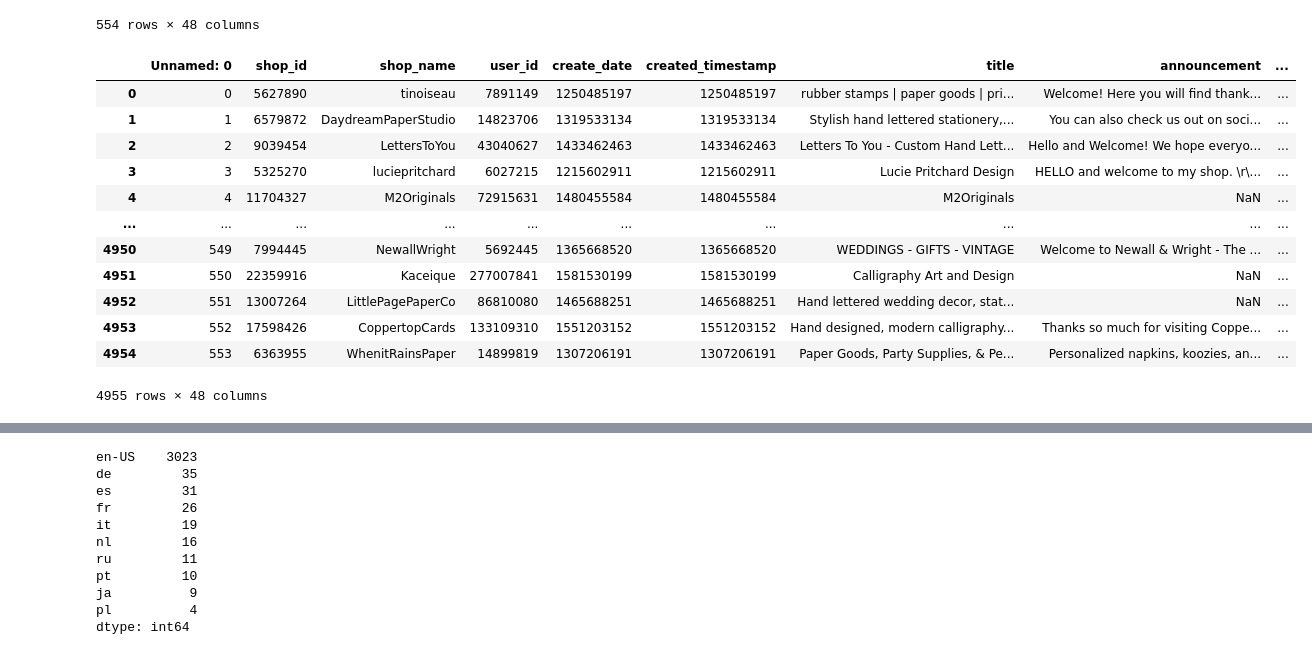
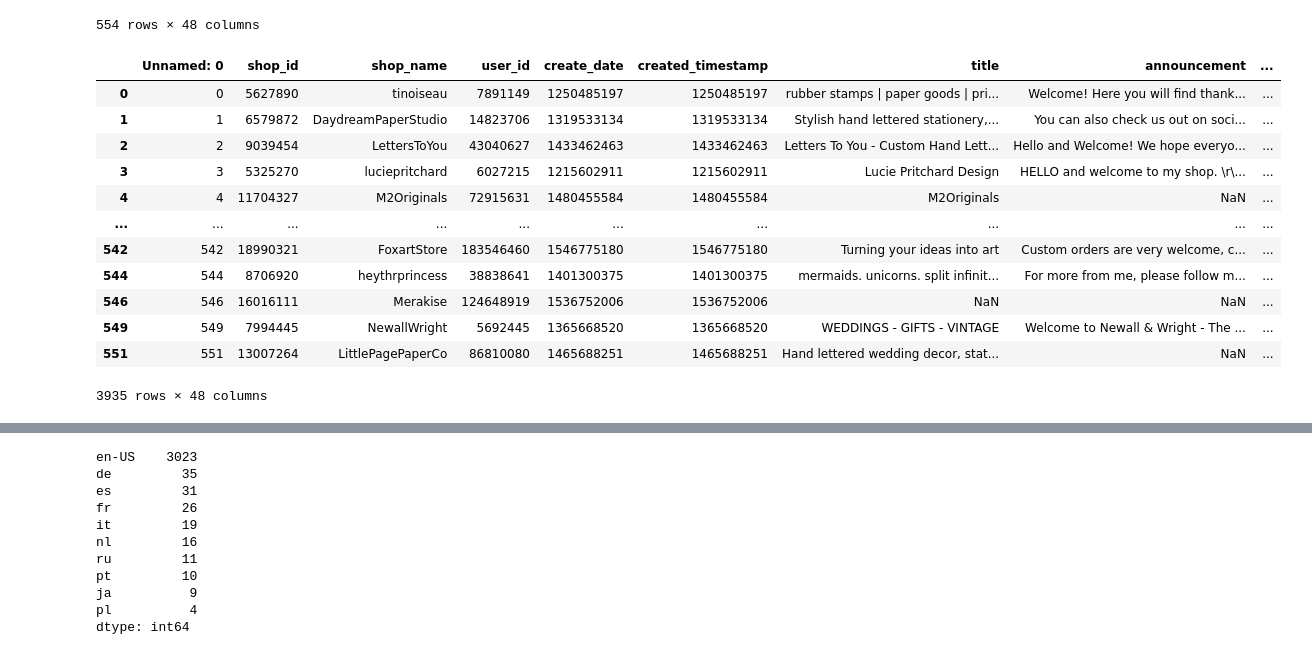
Before and after one commit to Megan1034/ETSY-CAPSTONE, a Jupyter notebook: ETSY Notebook/All shops CSV (wedding_paper_home).ipynb, the cells around one changed output, grey strips where cells are left out. Drawn from its saved outputs; the diff is of its cells as text; code cells hidden in the pictures.

```diff
--- a/ETSY Notebook/All shops CSV (wedding_paper_home).ipynb
+++ b/ETSY Notebook/All shops CSV (wedding_paper_home).ipynb
@@ -60,19 +60,19 @@ wed_shop_csv
 # %%
 pdList = [paper_shop_csv, home_shop_csv, wed_shop_csv]  # List of your dataframes
 new_df = pd.concat(pdList)
-all_df=new_df.reset_index(drop=True)
-all_df
+no_dup_shops = new_df.drop_duplicates(subset=['user_id', 'shop_id', 'create_date'])
+no_dup_shops
 # %% [output]
 |  | Unnamed: 0 | shop_id | shop_name | user_id | create_date | created_timestamp | title | announcement | ... |
 | 0 | 0 | 5627890 | tinoiseau | 7891149 | 1250485197 | 1250485197 | rubber stamps | paper goods | pri... | Welcome! Here you will find thank... | ... |
 | 1 | 1 | 6579872 | DaydreamPaperStudio | 14823706 | 1319533134 | 1319533134 | Stylish hand lettered stationery,... | You can also check us out on soci... | ... |
 | 2 | 2 | 9039454 | LettersToYou | 43040627 | 1433462463 | 1433462463 | Letters To You - Custom Hand Lett... | Hello and Welcome! We hope everyo... | ... |
 | 3 | 3 | 5325270 | luciepritchard | 6027215 | 1215602911 | 1215602911 | Lucie Pritchard Design | HELLO and welcome to my shop. \r\... | ... |
 | 4 | 4 | 11704327 | M2Originals | 72915631 | 1480455584 | 1480455584 | M2Originals | NaN | ... |
 | ... | ... | ... | ... | ... | ... | ... | ... | ... | ... |
-| 4950 | 549 | 7994445 | NewallWright | 5692445 | 1365668520 | 1365668520 | WEDDINGS - GIFTS - VINTAGE | Welcome to Newall & Wright - The ... | ... |
-| 4951 | 550 | 22359916 | Kaceique | 277007841 | 1581530199 | 1581530199 | Calligraphy Art and Design | NaN | ... |
-| 4952 | 551 | 13007264 | LittlePagePaperCo | 86810080 | 1465688251 | 1465688251 | Hand lettered wedding decor, stat... | NaN | ... |
-| 4953 | 552 | 17598426 | CoppertopCards | 133109310 | 1551203152 | 1551203152 | Hand designed, modern calligraphy... | Thanks so much for visiting Coppe... | ... |
-| 4954 | 553 | 6363955 | WhenitRainsPaper | 14899819 | 1307206191 | 1307206191 | Paper Goods, Party Supplies, & Pe... | Personalized napkins, koozies, an... | ... |
+| 542 | 542 | 18990321 | FoxartStore | 183546460 | 1546775180 | 1546775180 | Turning your ideas into art | Custom orders are very welcome, c... | ... |
+| 544 | 544 | 8706920 | heythrprincess | 38838641 | 1401300375 | 1401300375 | mermaids. unicorns. split infinit... | For more from me, please follow m... | ... |
+| 546 | 546 | 16016111 | Merakise | 124648919 | 1536752006 | 1536752006 | NaN | NaN | ... |
+| 549 | 549 | 7994445 | NewallWright | 5692445 | 1365668520 | 1365668520 | WEDDINGS - GIFTS - VINTAGE | Welcome to Newall & Wright - The ... | ... |
+| 551 | 551 | 13007264 | LittlePagePaperCo | 86810080 | 1465688251 | 1465688251 | Hand lettered wedding decor, stat... | NaN | ... |
-4955 rows × 48 columns
+3935 rows × 48 columns
```
Also changed, not shown: parts of 24 cells of this notebook, 4 other files.
